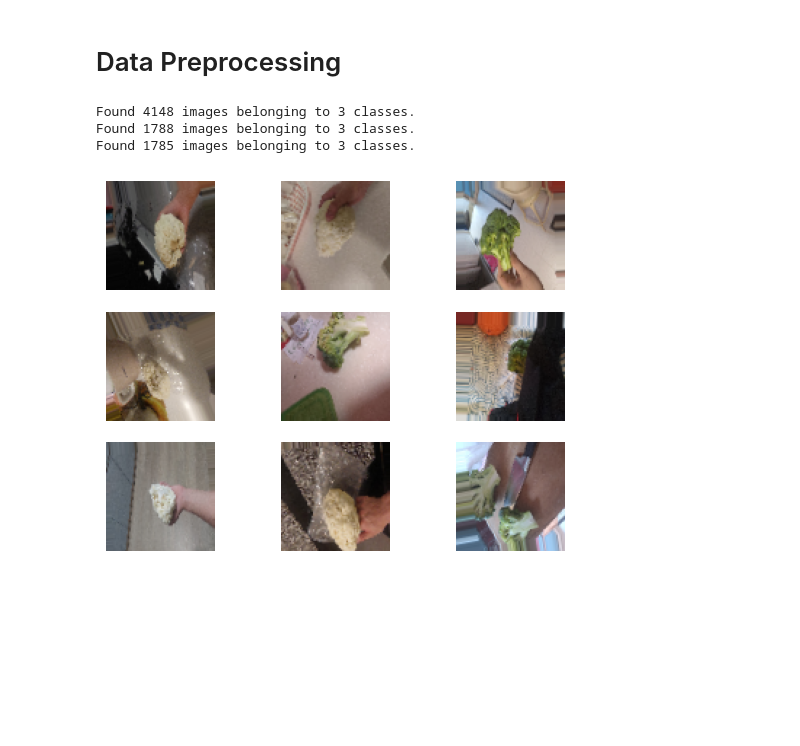
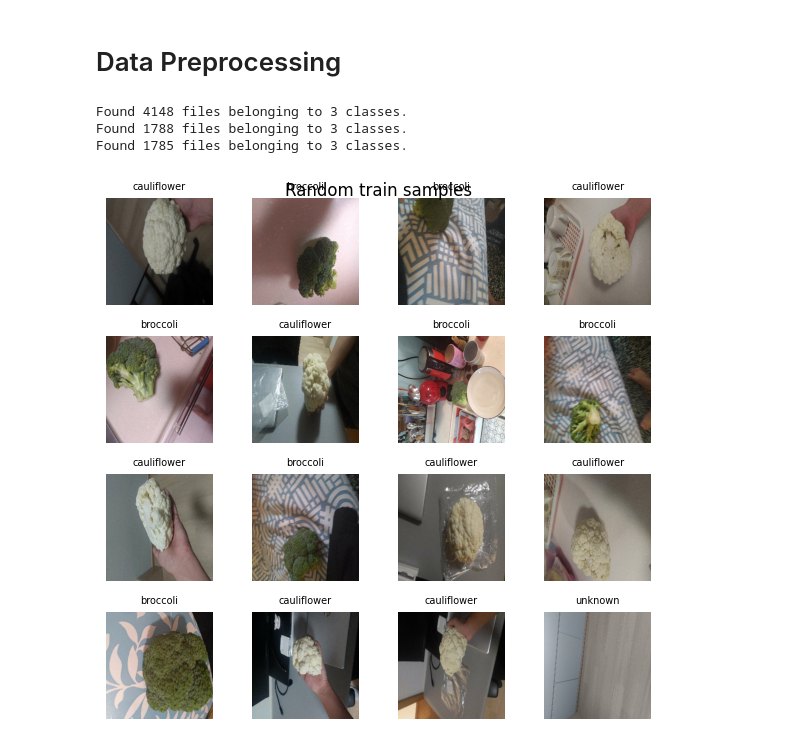
Before and after one commit to dion-choy/mlai, a Jupyter notebook: model.ipynb, the cells around one changed output. Saved outputs shown, nothing was run; the diff lists cells and outputs as text; code cells hidden in the pictures; blank space fills up the shorter version.

```diff
--- a/model.ipynb
+++ b/model.ipynb
@@ -17,64 +17,42 @@ import os
 # %% [markdown]
 # Data Preprocessing
 # %%
+SEED        = 88
+IMG_SIZE    = (224, 224)    # load at original size first
+BATCH_SIZE  = 256
+LABEL_MODE  = "categorical" # one‑hot labels straight away
 
-def image_gen_w_aug(train_directory, valid_dir, test_directory):
+classes=["broccoli", "cauliflower", "unknown"]
+splits=["test", "train", "validate"]
 
-    train_datagen = ImageDataGenerator(rescale=1/255,
-                                      rotation_range = 30,
-                                      zoom_range = 0.2,
-                                      width_shift_range=0.1,
-                                      height_shift_range=0.1,
-                                      validation_split = 0.15)
+def load_split(split):
+    dataset=tf.keras.preprocessing.image_dataset_from_directory("./datasets/"+split,
+        seed        = SEED,
+        image_size  = IMG_SIZE,
+        batch_size  = BATCH_SIZE,
+        label_mode  = LABEL_MODE)
+    return dataset
 
-    valid_datagen = ImageDataGenerator(rescale=1/255,
-                                      rotation_range = 30,
-                                      zoom_range = 0.2,
-                                      width_shift_range=0.1,
-                                      height_shift_range=0.1,
-                                      validation_split = 0.15)
-
-    test_datagen = ImageDataGenerator(rescale=1/255)
-
-    train_generator = train_datagen.flow_from_directory(train_directory,
-                                                       target_size = (75,75),
-                                                       batch_size = 214,
-                                                       class_mode = 'categorical')
-
-    valid_generator = valid_datagen.flow_from_directory(valid_dir,
-                                                          target_size = (75,75),
-                                                          batch_size = 37,
-                                                          class_mode = 'categorical')
-
-    test_generator = test_datagen.flow_from_directory(test_directory,
-                                                     target_size=(75,75),
-                                                     batch_size = 37,
-                                                     class_mode = 'categorical')
-
-    return train_generator, valid_generator, test_generator
-
-
-train_dir = os.path.join('./datasets/train/')
-valid_dir = os.path.join('./datasets/validate/')
-test_dir = os.path.join('./datasets/test/')
-
-train_generator, validation_generator, test_generator = image_gen_w_aug(train_dir, valid_dir, test_dir)
+train_ds = load_split("train")
+val_ds = load_split("validate")
+test_ds = load_split("test")
 # %% [output]
-Found 4148 images belonging to 3 classes.
-Found 1788 images belonging to 3 classes.
-Found 1785 images belonging to 3 classes.
+Found 4148 files belonging to 3 classes.
+Found 1788 files belonging to 3 classes.
+Found 1785 files belonging to 3 classes.
 # %%
-plt.figure()
-for i in range(9):
-    image = next(train_generator)[0][0]
-    # image = np.squeeze(image)
-
-    plt.subplot(3,3,i+1)
-    plt.imshow(image)
-    plt.axis('off')
+plt.figure(figsize=(6,6))
+for images, labels in train_ds.take(1):
+    for i in range(16):
+        ax = plt.subplot(4,4,i+1)
+        plt.imshow(images[i].numpy().astype("uint8"))
+        plt.title(classes[np.argmax(labels[i])], fontsize=7)
+        plt.axis("off")
+plt.suptitle("Random train samples", y=0.92)
+plt.tight_layout()
 plt.show()
 # %% [output]
-[figure, old version]
+[figure, new version]
 # %%
 
 num_classes = 3
```
Also changed, not shown: parts of 3 cells of this notebook.
